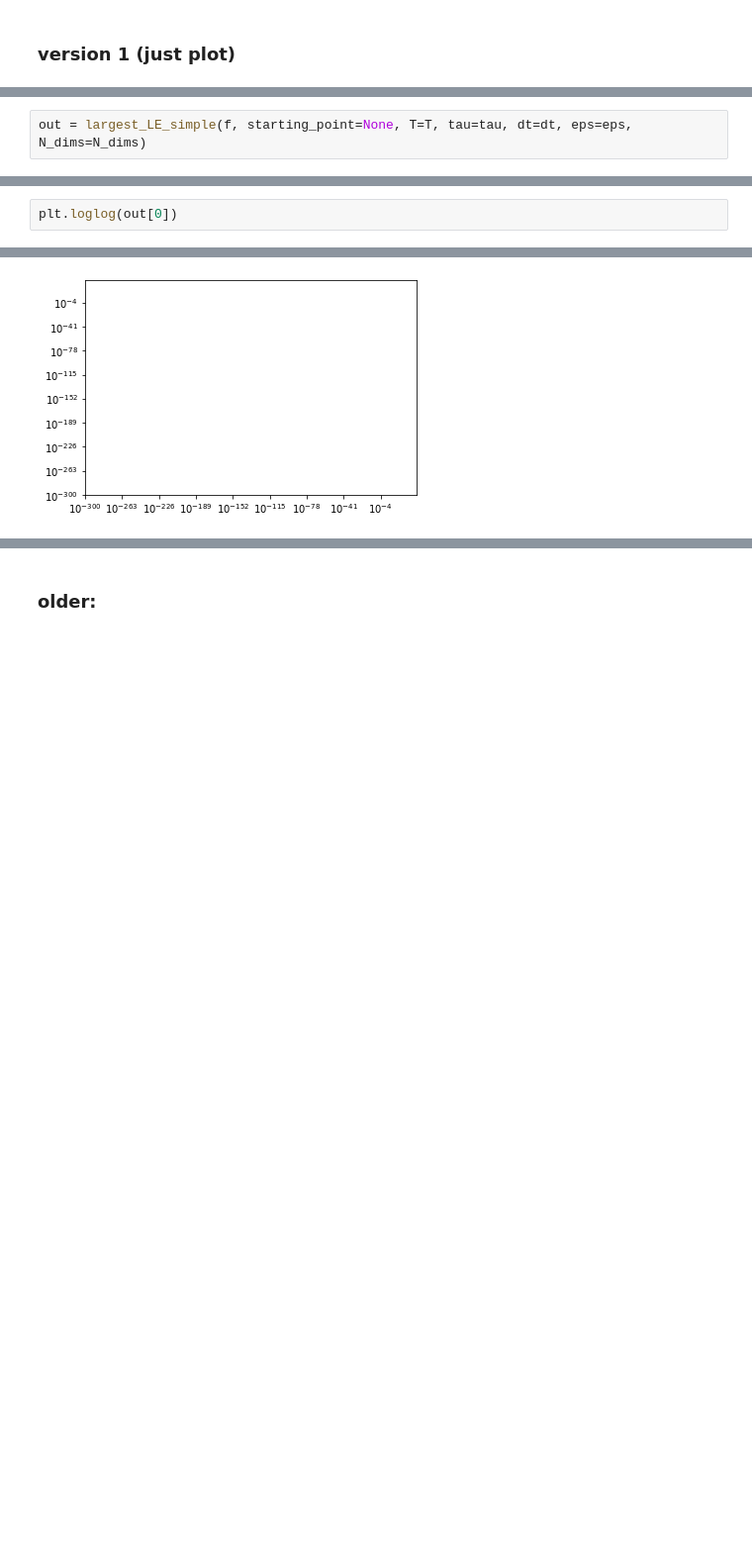
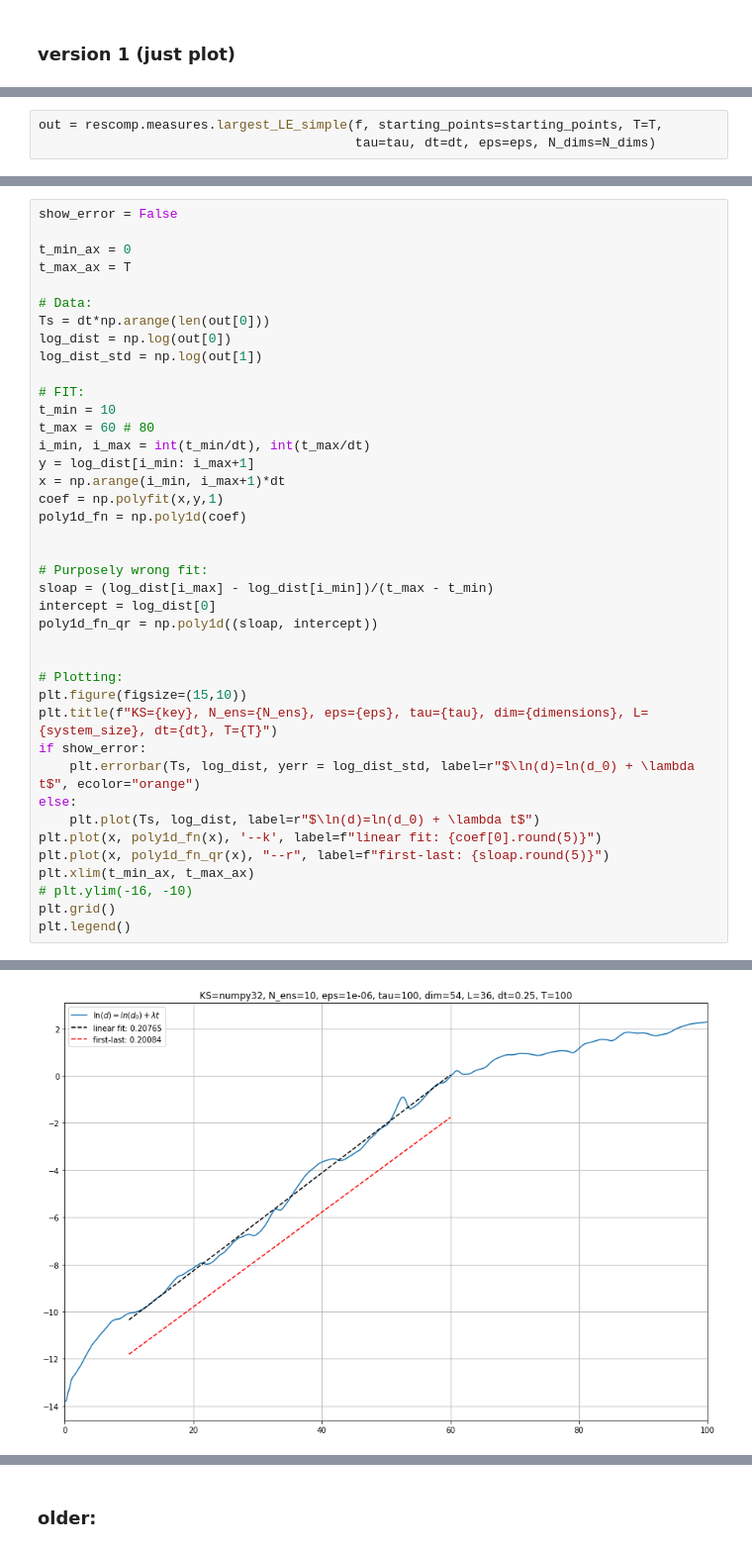
Before and after one commit to baurse/rescomp, a Jupyter notebook: bin/lyapunov_exponents_testing/Lyapunov Exponents_KS_test2.ipynb, the cells around one changed output, grey strips where cells are left out. Shown at 99% size. Saved outputs shown, nothing was run; the diff lists cells and outputs as text; blank space fills up the shorter version.

```diff
--- a/bin/lyapunov_exponents_testing/Lyapunov Exponents_KS_test2.ipynb
+++ b/bin/lyapunov_exponents_testing/Lyapunov Exponents_KS_test2.ipynb
@@ -529,3 +494,4 @@ def f(x):
 # %%
-out = largest_LE_simple(f, starting_point=None, T=T, tau=tau, dt=dt, eps=eps, N_dims=N_dims)
+out = rescomp.measures.largest_LE_simple(f, starting_points=starting_points, T=T,
+                                         tau=tau, dt=dt, eps=eps, N_dims=N_dims)
 # %% [output]
@@ -534,3 +515,41 @@ out = largest_LE_simple(f, starting_point=None, T=T, tau=tau, dt=dt, eps=eps, N_
 # %%
-plt.loglog(out[0])
+show_error = False
+
+t_min_ax = 0
+t_max_ax = T
+
+# Data:
+Ts = dt*np.arange(len(out[0]))
+log_dist = np.log(out[0])
+log_dist_std = np.log(out[1])
+
+# FIT:
+t_min = 10
+t_max = 60 # 80
+i_min, i_max = int(t_min/dt), int(t_max/dt)
+y = log_dist[i_min: i_max+1]
+x = np.arange(i_min, i_max+1)*dt
+coef = np.polyfit(x,y,1)
+poly1d_fn = np.poly1d(coef)
+
+
+# Purposely wrong fit:
+sloap = (log_dist[i_max] - log_dist[i_min])/(t_max - t_min)
+intercept = log_dist[0]
+poly1d_fn_qr = np.poly1d((sloap, intercept))
+
+
+# Plotting:
+plt.figure(figsize=(15,10))
+plt.title(f"KS={key}, N_ens={N_ens}, eps={eps}, tau={tau}, dim={dimensions}, L={system_size}, dt={dt}, T={T}")
+if show_error:
+    plt.errorbar(Ts, log_dist, yerr = log_dist_std, label=r"$\ln(d)=ln(d_0) + \lambda t$", ecolor="orange")
+else:
+    plt.plot(Ts, log_dist, label=r"$\ln(d)=ln(d_0) + \lambda t$")
+plt.plot(x, poly1d_fn(x), '--k', label=f"linear fit: {coef[0].round(5)}")
+plt.plot(x, poly1d_fn_qr(x), "--r", label=f"first-last: {sloap.round(5)}")
+plt.xlim(t_min_ax, t_max_ax)
+# plt.ylim(-16, -10)
+plt.grid()
+plt.legend()
 # %% [output]
@@ -538 +557 @@ plt.loglog(out[0])
-[figure, old version]
+[figure, new version]
```
Also changed, not shown: parts of 38 cells of this notebook.
